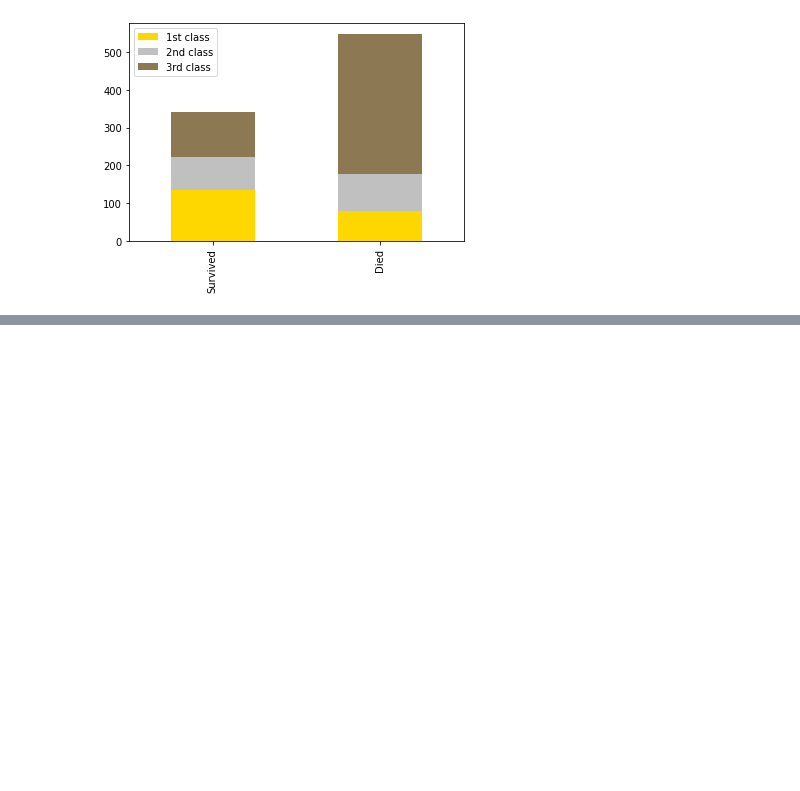
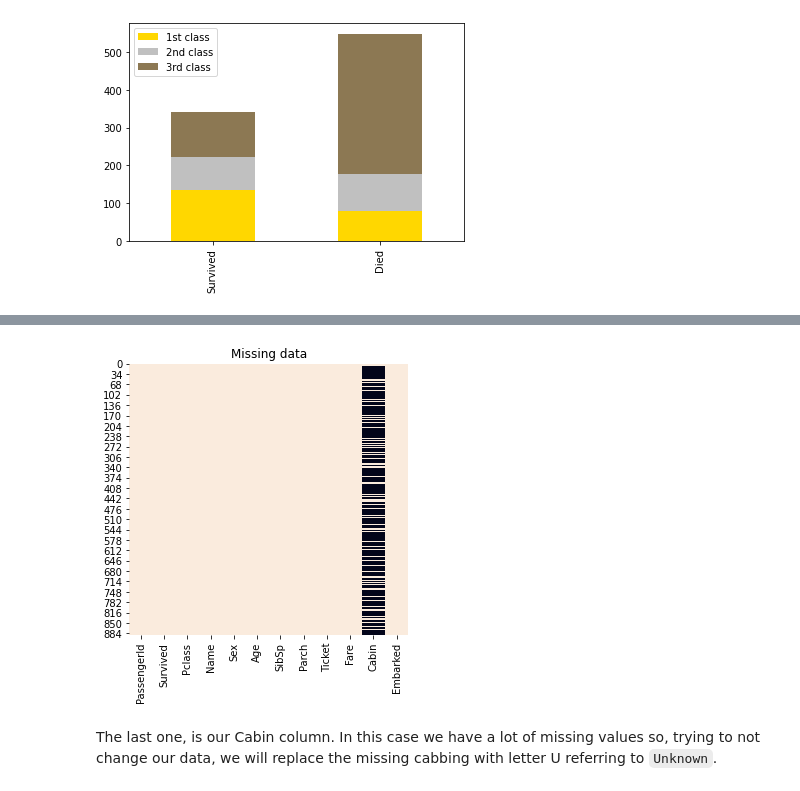
Before and after one commit to abdielgv162/Machine-Learning-Models-and-Algorithms, a Jupyter notebook: Arboles_de_decision/Titanic_2nd.ipynb, the cells around one changed output, grey strips where cells are left out. Cells and saved outputs as stored; diff of their text form; code cells hidden in the pictures; blank space fills up the shorter version.

```diff
--- a/Arboles_de_decision/Titanic_2nd.ipynb
+++ b/Arboles_de_decision/Titanic_2nd.ipynb
@@ -145,0 +290,8 @@ Was there a kind of priority of rescue based on their social status, or it's mor
+# %%
+train_df['Embarked'] = train_df['Embarked'].fillna('S')
+# %%
+plotting_missing_data(train_df)
+# %% [output]
+[figure, added]
+# %% [markdown]
+The last one, is our Cabin column. In this case we have a lot of missing values so, trying to not change our data, we will replace the missing cabbing with letter U referring to `Unknown`.
```
Also changed, not shown: parts of 30 cells of this notebook.
